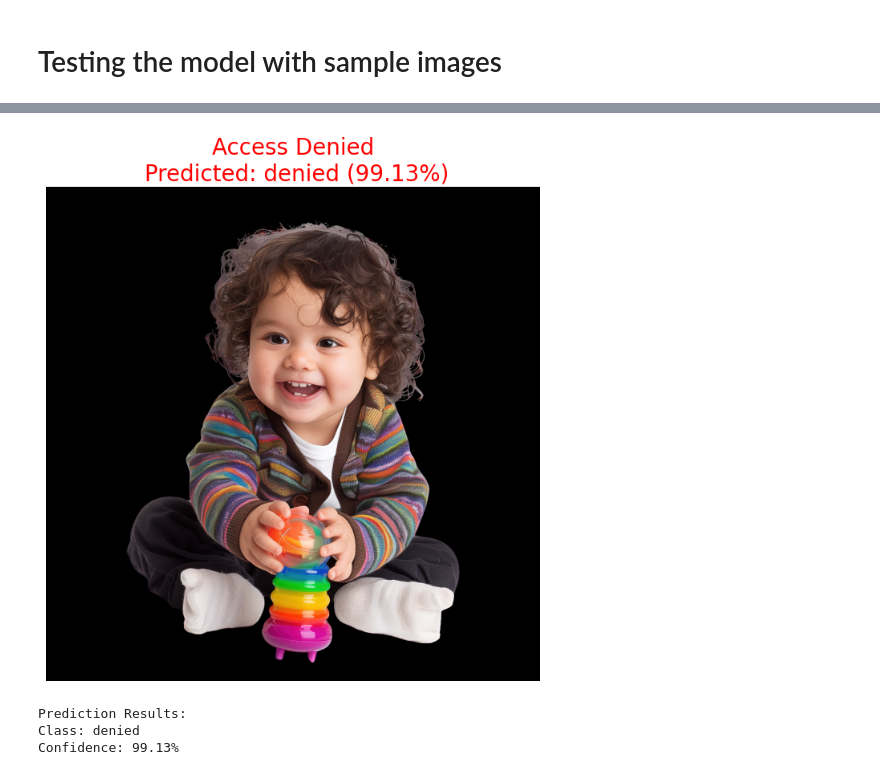
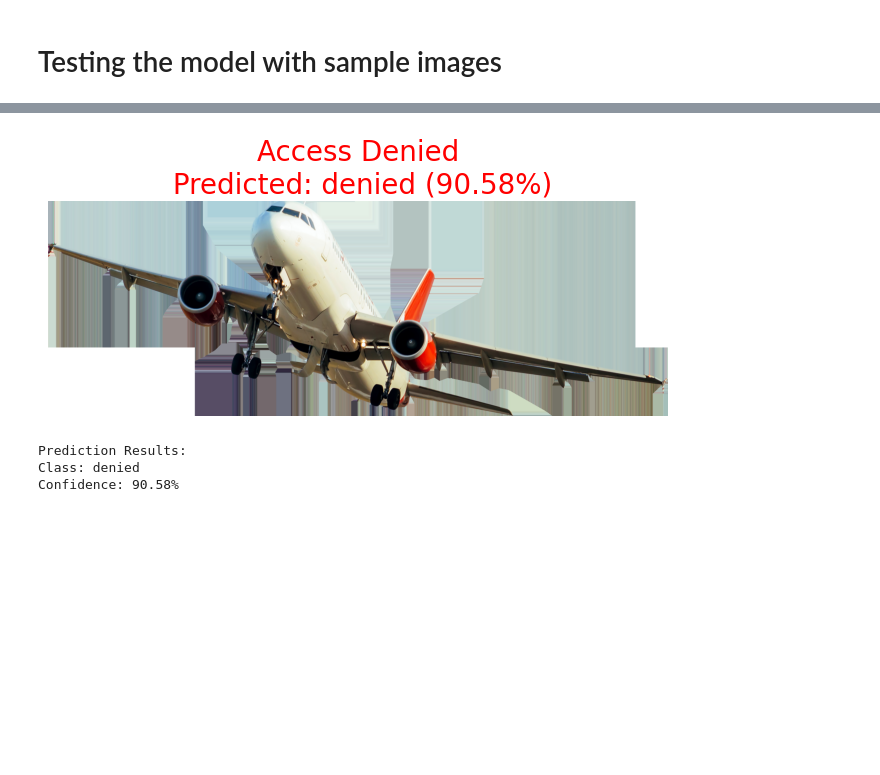
Before and after one commit to roba-6734/Transport-Access-Classification, a Jupyter notebook: test_model.ipynb, the cells around one changed output, grey strips where cells are left out. Saved outputs shown, nothing was run; the diff lists cells and outputs as text; code cells hidden in the pictures; blank space fills up the shorter version.

Commit message:
AI project for Transportation access classifier

```diff
--- a/test_model.ipynb
+++ b/test_model.ipynb
@@ -53,13 +52,13 @@ def predict_image(model_path, img_path, class_indices):
 
     return predicted_class_name, confidence
 # %%
-model_path = 'mobilenet_classifier.keras'
+model_path = 'mobilenet_transport_access_classifier.keras'
 
 
 class_indices = {'car': 0, 'denied': 1, 'scooter': 2}
 
 
-test_image_path = 'test/test2.png'  # Fixed path
+test_image_path = 'test/test3.png'  # Fixed path
 
 if not os.path.exists(test_image_path):
     print(f"Error: Image file not found at {test_image_path}")
@@ -79,4 +77,4 @@ else:
-[figure, old version]
+[figure, new version]
 Prediction Results:
 Class: denied
-Confidence: 99.13%
+Confidence: 90.58%
```
Also changed, not shown: parts of 2 cells of this notebook, 7 other files.
